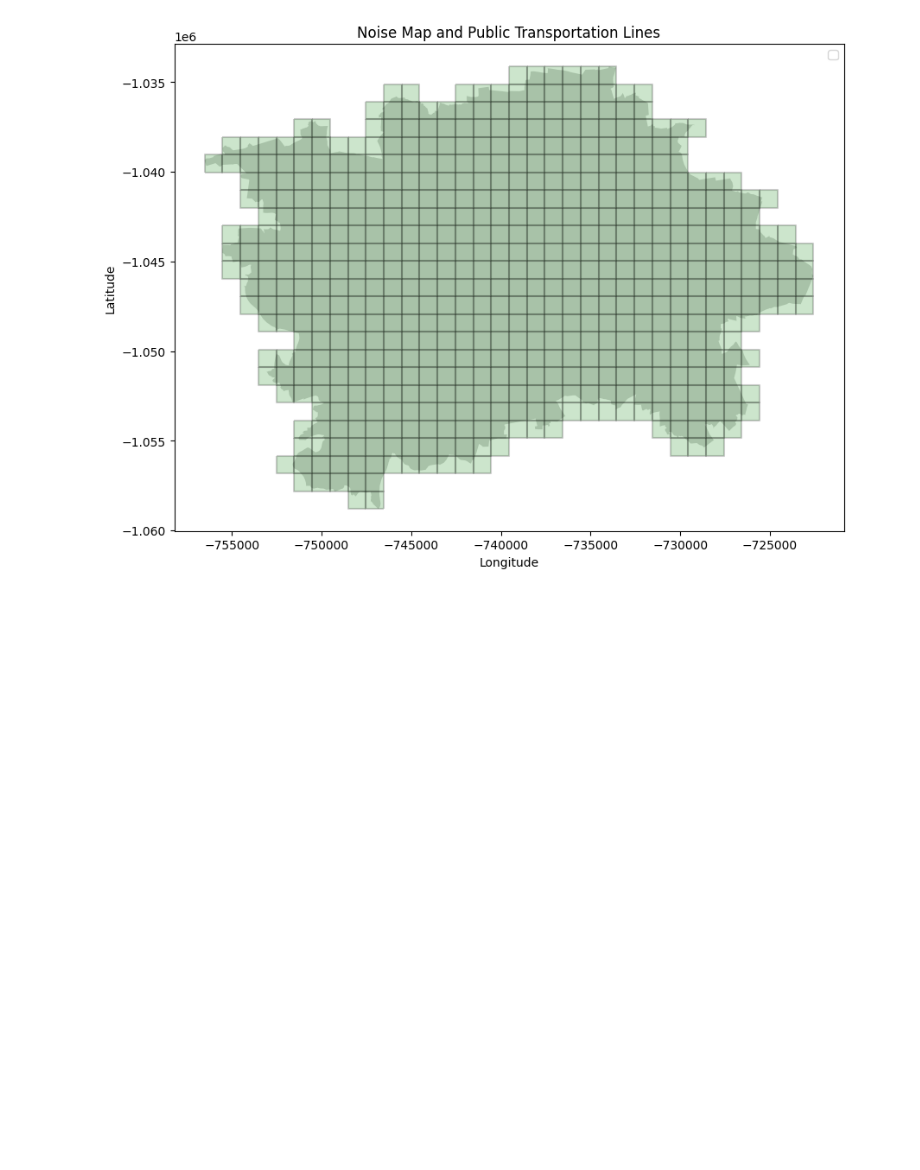
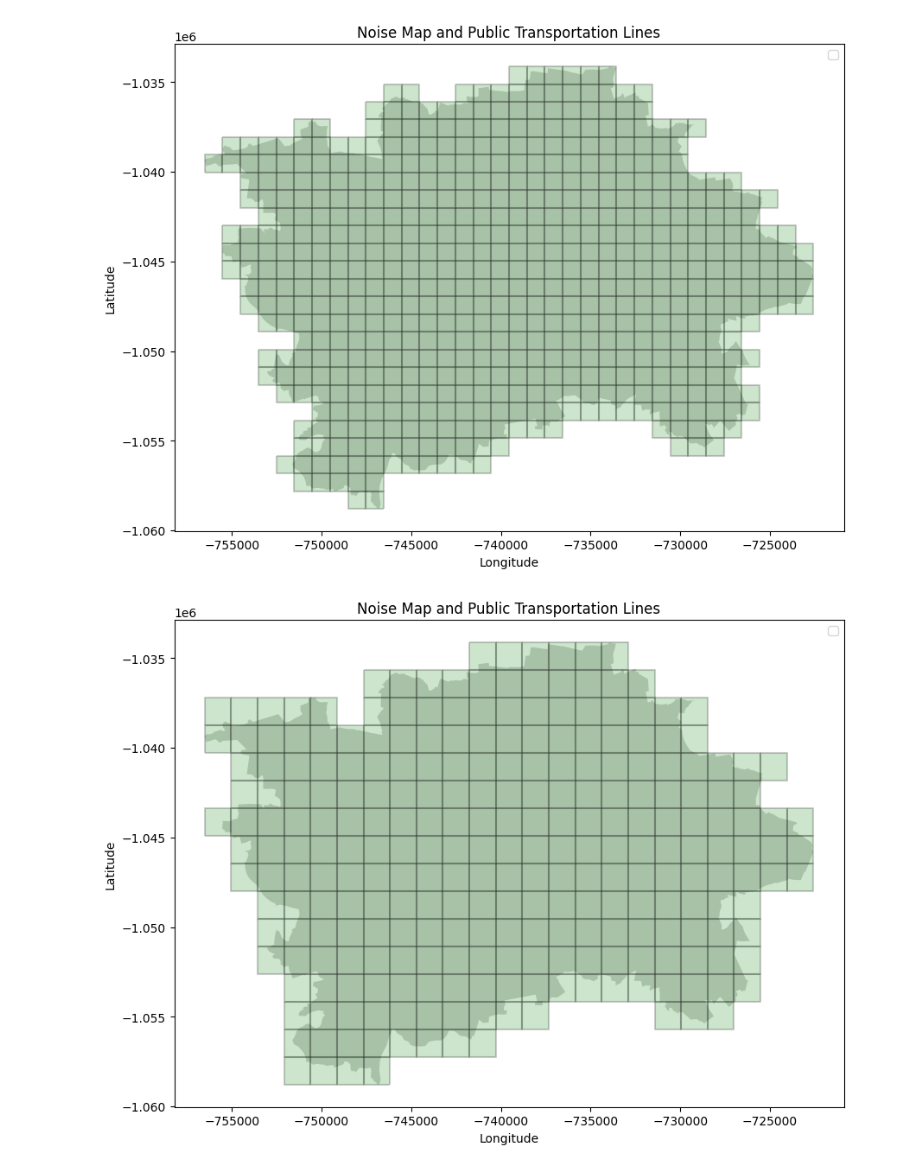
Before and after one commit to mweuro/GeoNoise, a Jupyter notebook: s2.ipynb, the cells around one changed output. Saved outputs shown, nothing was run; the diff lists cells and outputs as text; code cells hidden in the pictures; blank space fills up the shorter version.

```diff
--- a/s2.ipynb
+++ b/s2.ipynb
@@ -323,3 +275,29 @@ ax.set_ylabel("Latitude")
 plt.show()
 # %% [output]
 [figure]
+# %%
+squares   = split_polygon(city_boundary, shape='square',thresh=0.01, side_length=1500)
+squares = geopandas.GeoDataFrame(squares).rename(columns={0: "geometry"})
+squares.set_geometry('geometry', inplace=True)
+# %%
+fig, ax = plt.subplots(figsize=(10, 10))
+
+# Plot the noise map
+#noise.plot(ax=ax, color="lightgray", edgecolor="black", label="Noise Map")
+city_boundary_gdf.plot(ax=ax, alpha = 1, color="lightgray")
+
+# Plot the public transportation lines
+squares.plot(ax=ax, alpha = 0.2, color="green",edgecolor="black", linewidth=1.5)
+
+# Add a legend
+ax.legend()
+
+# Add title and labels
+ax.set_title("Noise Map and Public Transportation Lines")
+ax.set_xlabel("Longitude")
+ax.set_ylabel("Latitude")
+
+# Show the map
+plt.show()
+# %% [output]
+[figure, added]
```
Also changed, not shown: parts of 12 cells of this notebook.
